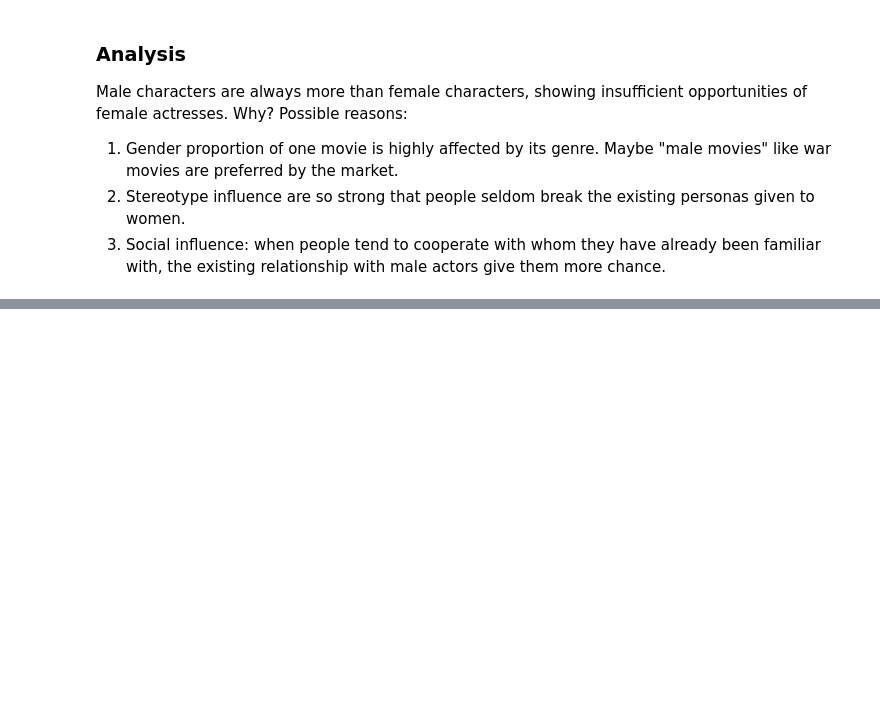
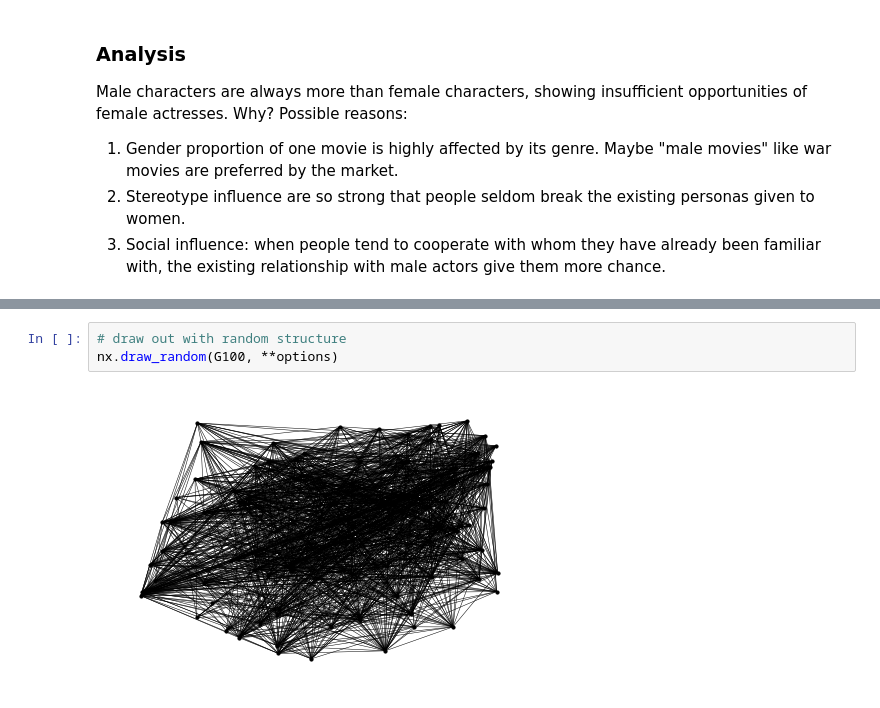
Before and after one commit to Wind-2375-like/ada-2022-project-gender-lens, a Jupyter notebook: milestone_p1.ipynb, the cells around one changed output, grey strips where cells are left out. Drawn from its saved outputs; the diff is of its cells as text; blank space fills up the shorter version.

```diff
--- a/milestone_p1.ipynb
+++ b/milestone_p1.ipynb
@@ -1163,0 +1423,5 @@ Possible reasons:
+# %%
+# draw out with random structure
+nx.draw_random(G100, **options)
+# %% [output]
+[figure, added]
```
Also changed, not shown: parts of 32 cells of this notebook, 3 other files.
